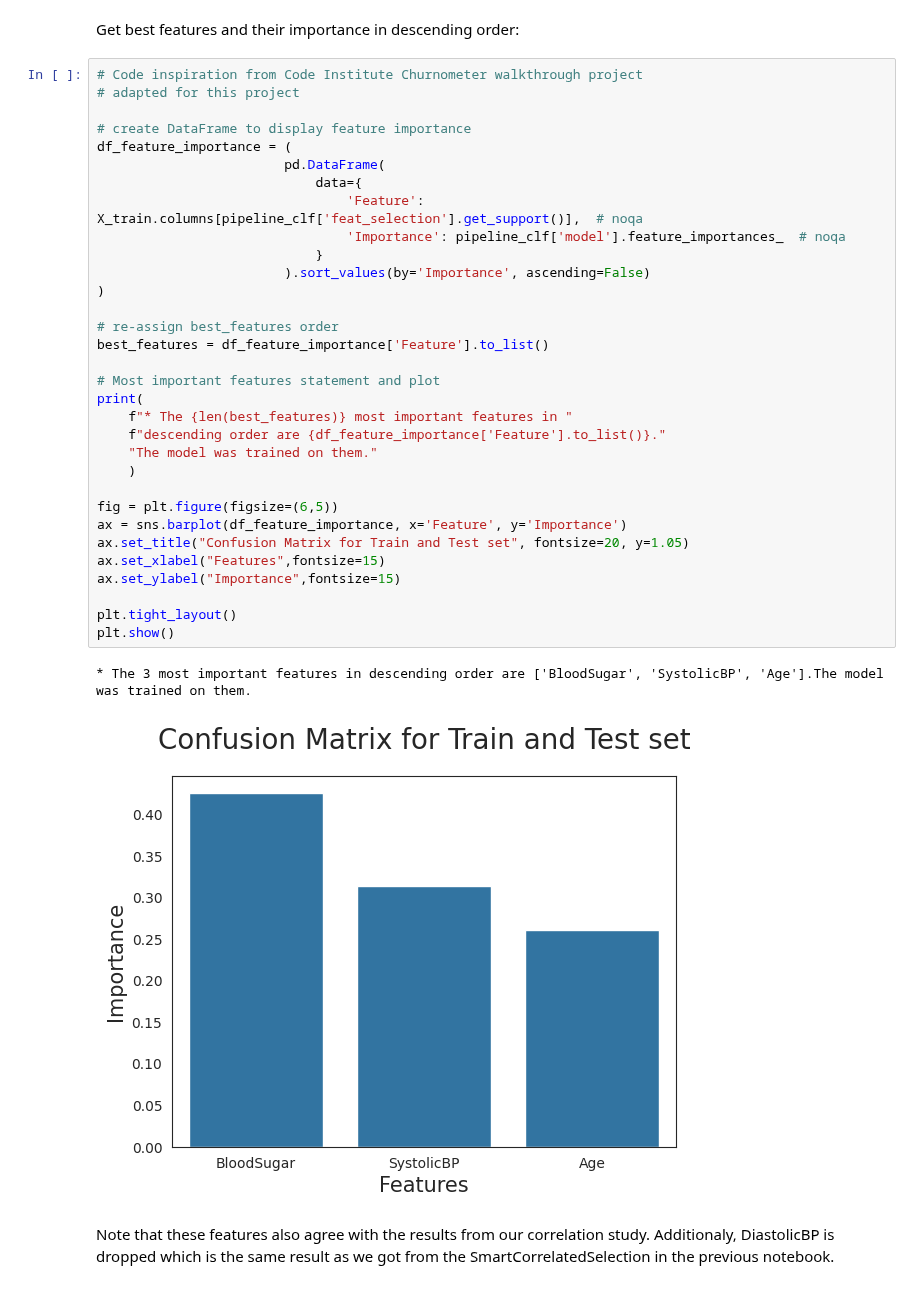
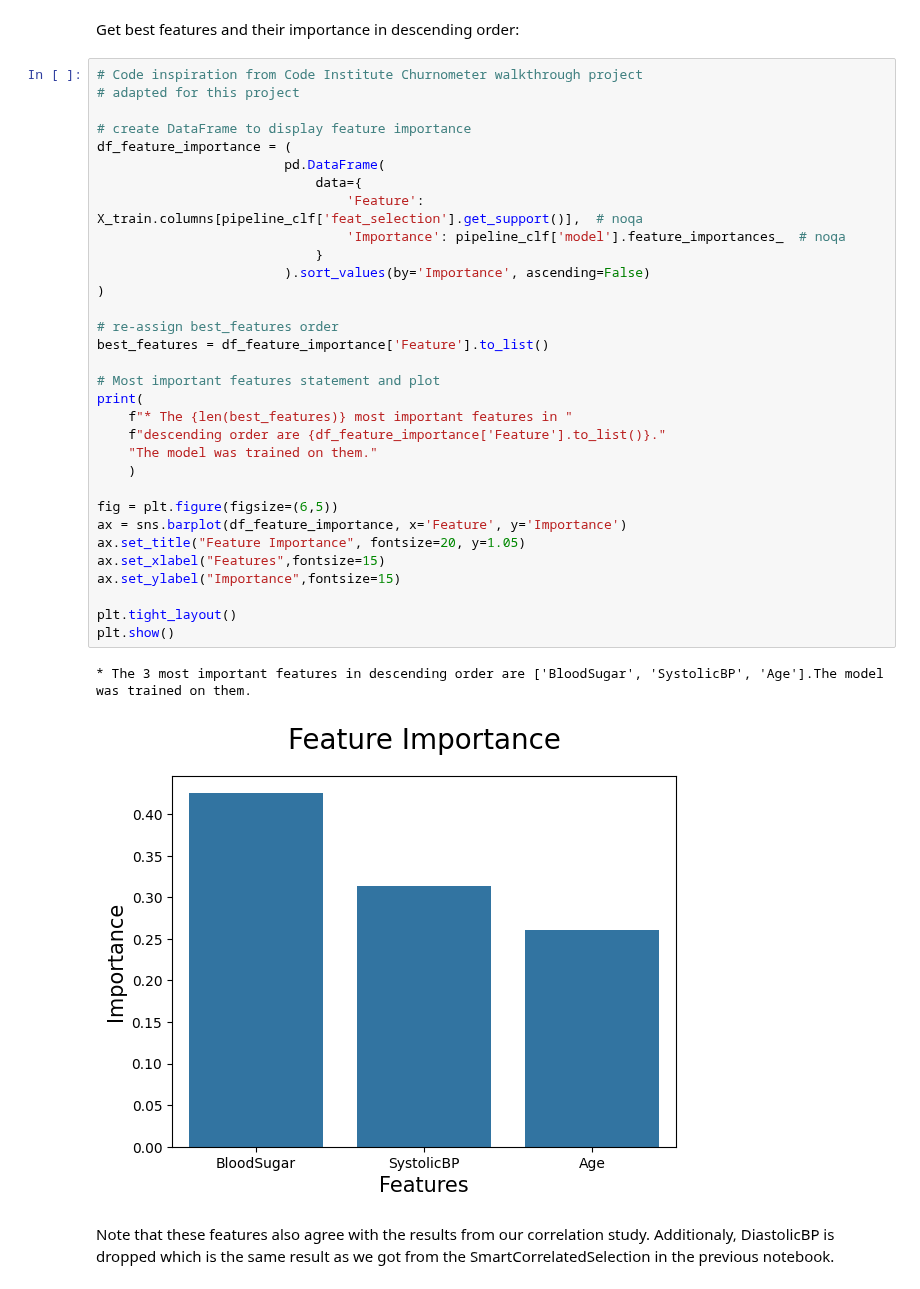
Before and after one commit to theresaabl/ML-maternal-health-risk, a Jupyter notebook: jupyter_notebooks/07-ModellingAndEvaluation-ClassificationB.ipynb, the cells around one changed output. Saved outputs shown, nothing was run; the diff lists cells and outputs as text.

```diff
--- a/jupyter_notebooks/07-ModellingAndEvaluation-ClassificationB.ipynb
+++ b/jupyter_notebooks/07-ModellingAndEvaluation-ClassificationB.ipynb
@@ -157,35 +157,35 @@ Get best features and their importance in descending order:
 
 # create DataFrame to display feature importance
 df_feature_importance = (
                         pd.DataFrame(
                             data={
                                 'Feature': X_train.columns[pipeline_clf['feat_selection'].get_support()],  # noqa
                                 'Importance': pipeline_clf['model'].feature_importances_  # noqa
                             }
                         ).sort_values(by='Importance', ascending=False)
 )
 
 # re-assign best_features order
 best_features = df_feature_importance['Feature'].to_list()
 
 # Most important features statement and plot
 print(
     f"* The {len(best_features)} most important features in "
     f"descending order are {df_feature_importance['Feature'].to_list()}."
     "The model was trained on them."
     )
 
 fig = plt.figure(figsize=(6,5))
 ax = sns.barplot(df_feature_importance, x='Feature', y='Importance')
-ax.set_title("Confusion Matrix for Train and Test set", fontsize=20, y=1.05)
+ax.set_title("Feature Importance", fontsize=20, y=1.05)
 ax.set_xlabel("Features",fontsize=15)
 ax.set_ylabel("Importance",fontsize=15)
 
 plt.tight_layout()
 plt.show()
 # %% [output]
 * The 3 most important features in descending order are ['BloodSugar', 'SystolicBP', 'Age'].The model was trained on them.
-[figure, old version]
+[figure, new version]
 # %% [markdown]
 Note that these features also agree with the results from our correlation study. Additionaly, DiastolicBP is dropped which is the same result as we got from the SmartCorrelatedSelection in the previous notebook.
 # %% [markdown]
```
Also changed, not shown: parts of 4 cells of this notebook, 4 other files.
